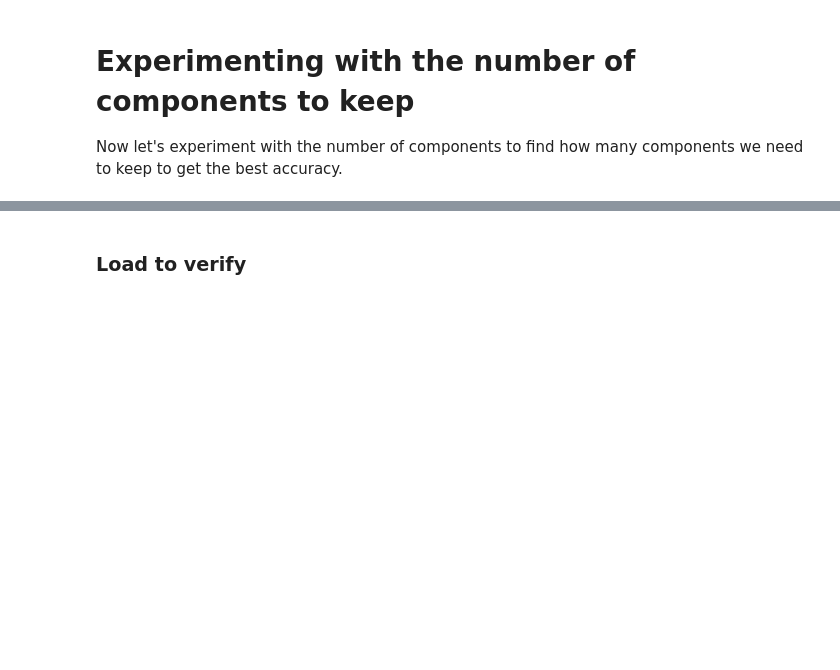
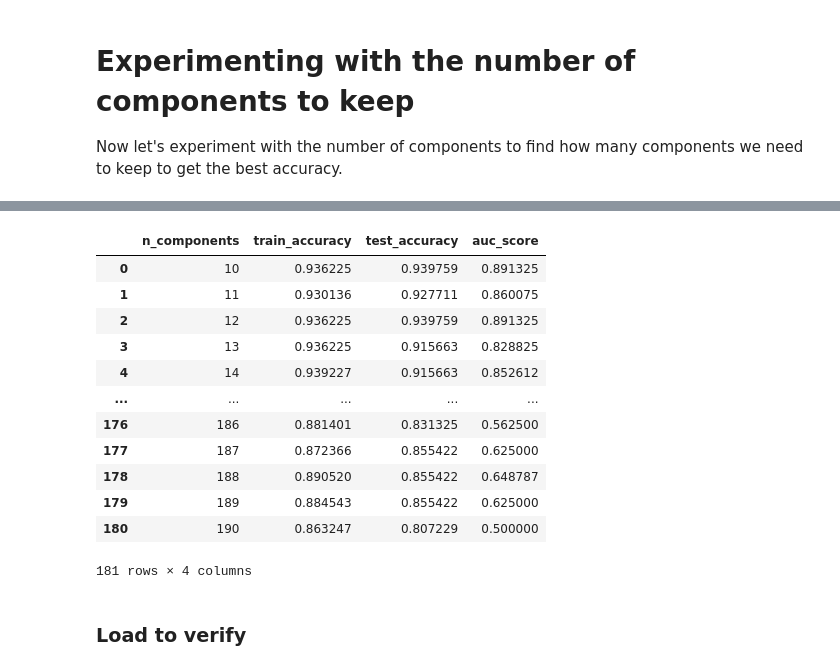
Before and after one commit to Alif108/CSE_472_Machine_Learning, a Jupyter notebook: Assignment/Random Forest/RF_PCA.ipynb, the cells around one changed output, grey strips where cells are left out. Drawn from its saved outputs; the diff is of its cells as text; code cells hidden in the pictures; blank space fills up the shorter version.

```diff
--- a/Assignment/Random Forest/RF_PCA.ipynb
+++ b/Assignment/Random Forest/RF_PCA.ipynb
@@ -225 +224,19 @@ array([[10,  6],
        [ 2, 65]], dtype=int64)
+# %%
+# make a df containing n_components, train_accuracy, test_accuracy, auc_score
+df = pd.DataFrame({'n_components': range(10, 191), 'train_accuracy': train_accuracy_list, 'test_accuracy': test_accuracy_list, 'auc_score': auc_score_list})
+df
+# %% [output]
+|  | n_components | train_accuracy | test_accuracy | auc_score |
+| 0 | 10 | 0.936225 | 0.939759 | 0.891325 |
+| 1 | 11 | 0.930136 | 0.927711 | 0.860075 |
+| 2 | 12 | 0.936225 | 0.939759 | 0.891325 |
+| 3 | 13 | 0.936225 | 0.915663 | 0.828825 |
+| 4 | 14 | 0.939227 | 0.915663 | 0.852612 |
+| ... | ... | ... | ... | ... |
+| 176 | 186 | 0.881401 | 0.831325 | 0.562500 |
+| 177 | 187 | 0.872366 | 0.855422 | 0.625000 |
+| 178 | 188 | 0.890520 | 0.855422 | 0.648787 |
+| 179 | 189 | 0.884543 | 0.855422 | 0.625000 |
+| 180 | 190 | 0.863247 | 0.807229 | 0.500000 |
+181 rows × 4 columns
```
Also changed, not shown: parts of 9 cells of this notebook, 4 other files.
